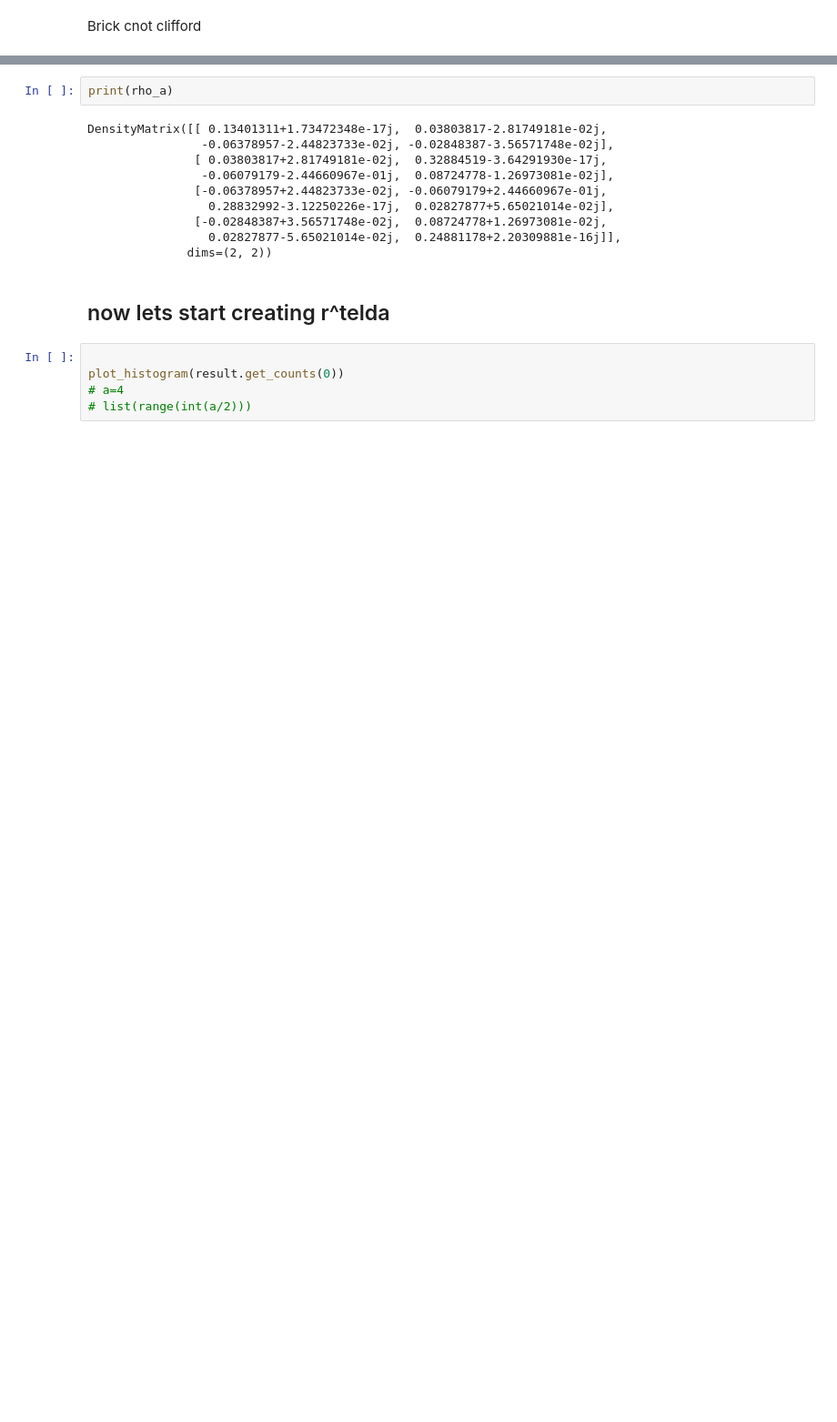
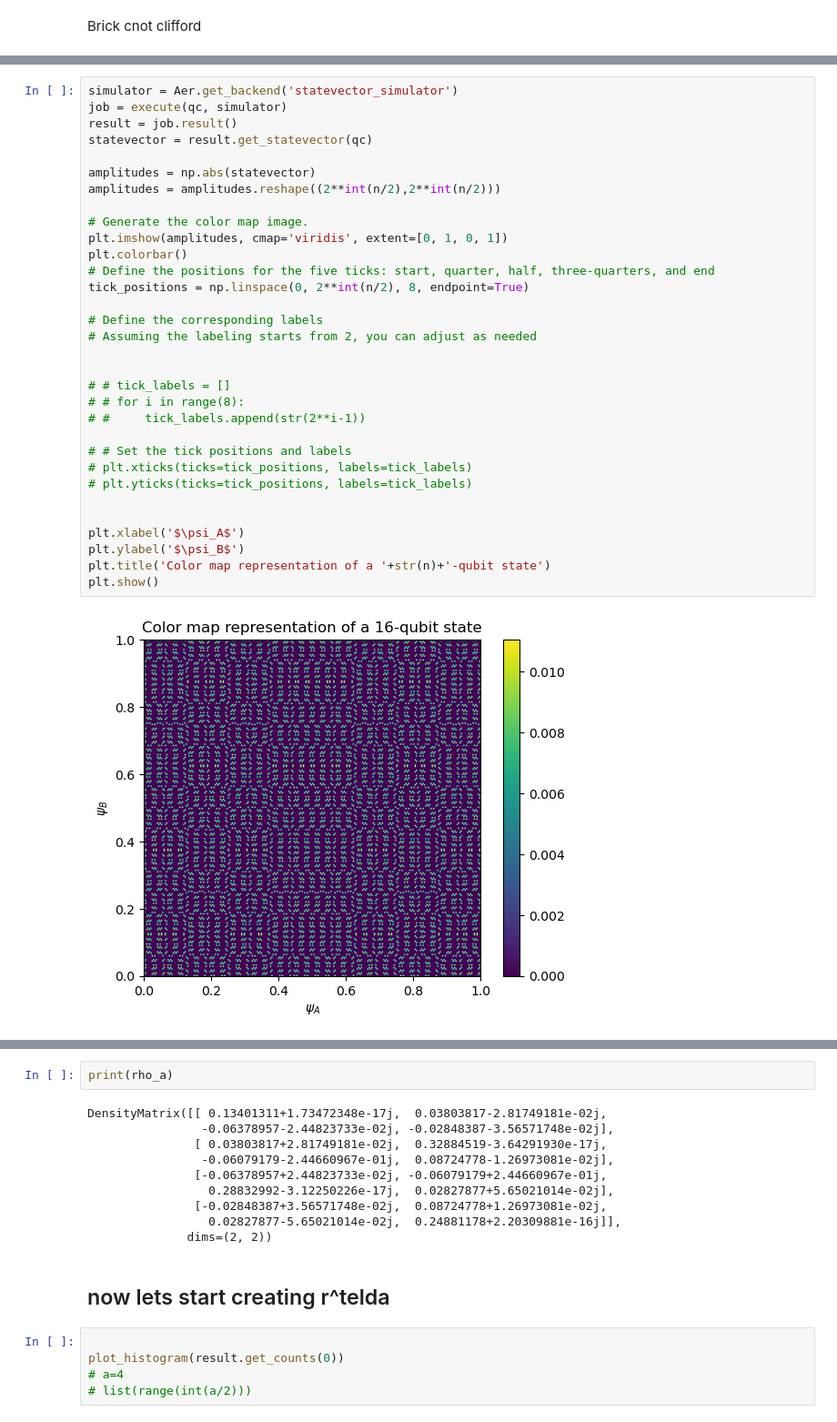
Before and after one commit to 111asim/randoms, a Jupyter notebook: T-Design.ipynb, the cells around one changed output, grey strips where cells are left out. Shown at 91% size. Drawn from its saved outputs; the diff is of its cells as text; blank space fills up the shorter version.

```diff
--- a/T-Design.ipynb
+++ b/T-Design.ipynb
@@ -105,2 +111,36 @@ q_5: ─┤ Initialize(0.25997+0.76799j,0.56947+0.13531j) ├─┤ H ├──
 «
+# %%
+simulator = Aer.get_backend('statevector_simulator')
+job = execute(qc, simulator)
+result = job.result()
+statevector = result.get_statevector(qc)
+
+amplitudes = np.abs(statevector)
+amplitudes = amplitudes.reshape((2**int(n/2),2**int(n/2)))
+
+# Generate the color map image.
+plt.imshow(amplitudes, cmap='viridis', extent=[0, 1, 0, 1])
+plt.colorbar()
+# Define the positions for the five ticks: start, quarter, half, three-quarters, and end
+tick_positions = np.linspace(0, 2**int(n/2), 8, endpoint=True)
+
+# Define the corresponding labels
+# Assuming the labeling starts from 2, you can adjust as needed
+
+
+# # tick_labels = []
+# # for i in range(8):
+# #     tick_labels.append(str(2**i-1))
+
+# # Set the tick positions and labels
+# plt.xticks(ticks=tick_positions, labels=tick_labels)
+# plt.yticks(ticks=tick_positions, labels=tick_labels)
+
+
+plt.xlabel('$\psi_A$')
+plt.ylabel('$\psi_B$')
+plt.title('Color map representation of a '+str(n)+'-qubit state')
+plt.show()
+# %% [output]
+[figure, added]
 # %%
```
Also changed, not shown: parts of 8 cells of this notebook, 6 other files.
